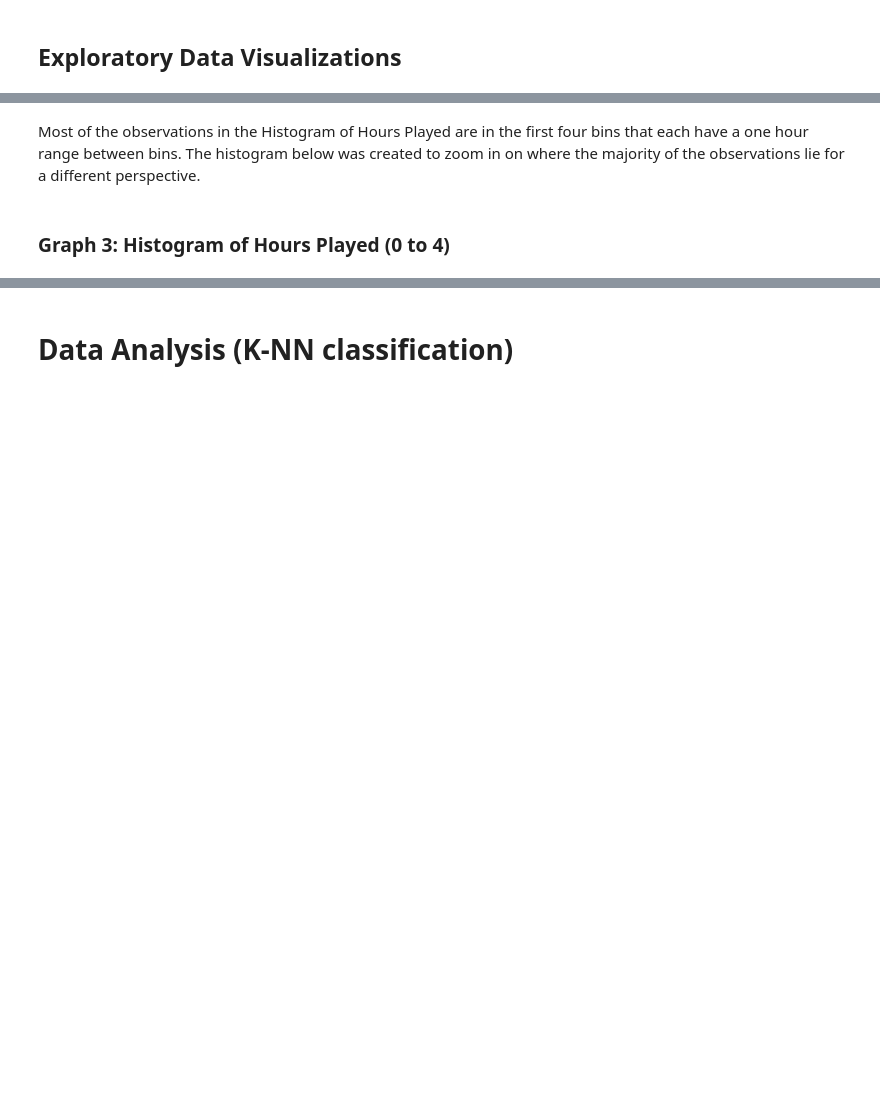
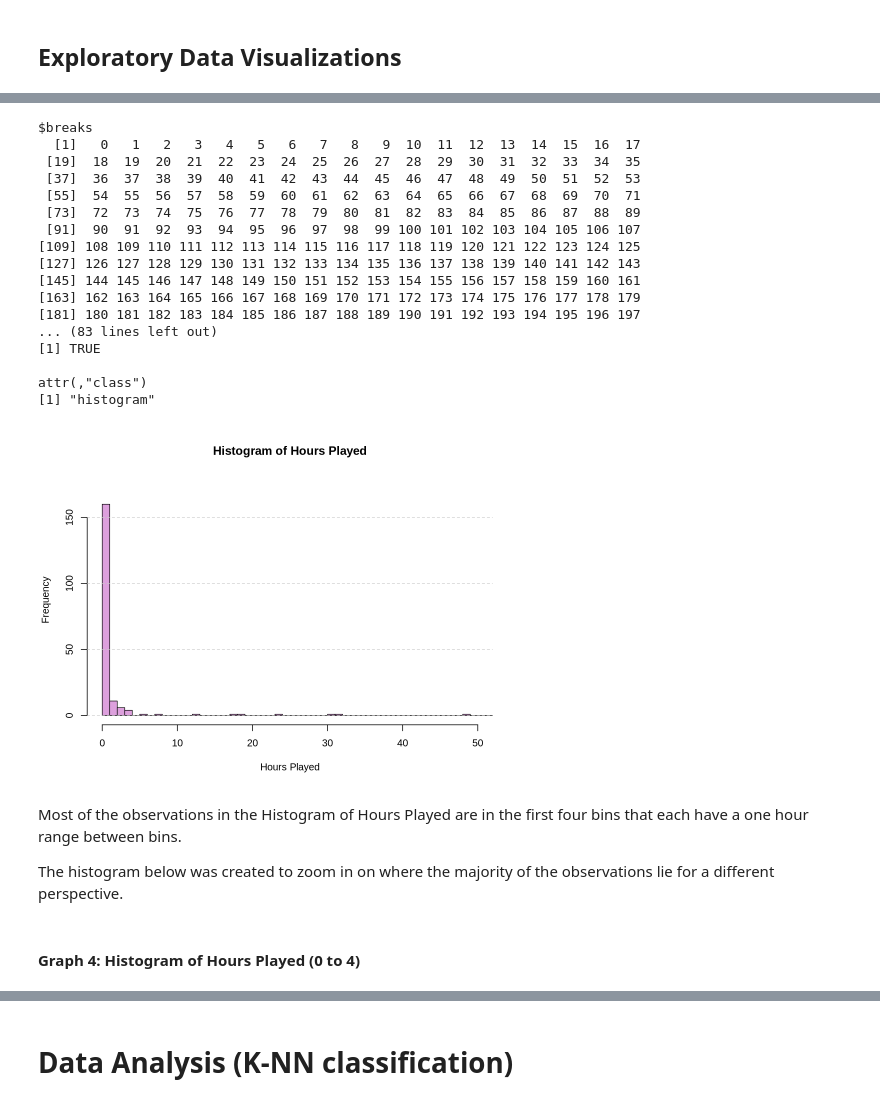
Before and after one commit to ilin27/dsci-100-group-project, a Jupyter notebook: final_project_report_group_7.ipynb, the cells around one changed output, grey strips where cells are left out. Cells and saved outputs as stored; diff of their text form; code cells hidden in the pictures; blank space fills up the shorter version.

```diff
--- a/final_project_report_group_7.ipynb
+++ b/final_project_report_group_7.ipynb
@@ -167,24 +191,47 @@ range(players$`Hours Played`, na.rm = TRUE)
 # %%
+options(repr.plot.width = 8, repr.plot.height = 6)
+
 hours_played_visual <- hist(
-  players$`Hours Played`,
+  players$`played_hours`,
   breaks = seq(0, 224, by = 1),
   main = "Histogram of Hours Played",
   xlab = "Hours Played",
   ylab = "Frequency",
   col = "plum",
   border = "black",
   lwd = 1.2,
   xlim = c(0, 50),
   ylim = c(0, 175)
 )
 
 
 abline(h = seq(0, 300, 50), col = "gray80", lty = 2)
 
 
 hours_played_visual
+# %% [output]
+$breaks
+  [1]   0   1   2   3   4   5   6   7   8   9  10  11  12  13  14  15  16  17
+ [19]  18  19  20  21  22  23  24  25  26  27  28  29  30  31  32  33  34  35
+ [37]  36  37  38  39  40  41  42  43  44  45  46  47  48  49  50  51  52  53
+ [55]  54  55  56  57  58  59  60  61  62  63  64  65  66  67  68  69  70  71
+ [73]  72  73  74  75  76  77  78  79  80  81  82  83  84  85  86  87  88  89
+ [91]  90  91  92  93  94  95  96  97  98  99 100 101 102 103 104 105 106 107
+[109] 108 109 110 111 112 113 114 115 116 117 118 119 120 121 122 123 124 125
+[127] 126 127 128 129 130 131 132 133 134 135 136 137 138 139 140 141 142 143
+[145] 144 145 146 147 148 149 150 151 152 153 154 155 156 157 158 159 160 161
+[163] 162 163 164 165 166 167 168 169 170 171 172 173 174 175 176 177 178 179
+[181] 180 181 182 183 184 185 186 187 188 189 190 191 192 193 194 195 196 197
+... (83 lines left out)
+[1] TRUE
+
+attr(,"class")
+[1] "histogram"
+[figure, added]
 # %% [markdown]
-Most of the observations in the Histogram of Hours Played are in the first four bins that each have a one hour range between bins. The histogram below was created to zoom in on where the majority of the observations lie for a different perspective.
+Most of the observations in the Histogram of Hours Played are in the first four bins that each have a one hour range between bins.
+
+The histogram below was created to zoom in on where the majority of the observations lie for a different perspective.
 # %% [markdown]
-### **Graph 3: Histogram of Hours Played (0 to 4)**
+#### **Graph 4: Histogram of Hours Played (0 to 4)**
 # %%
```
Also changed, not shown: parts of 28 cells of this notebook.
